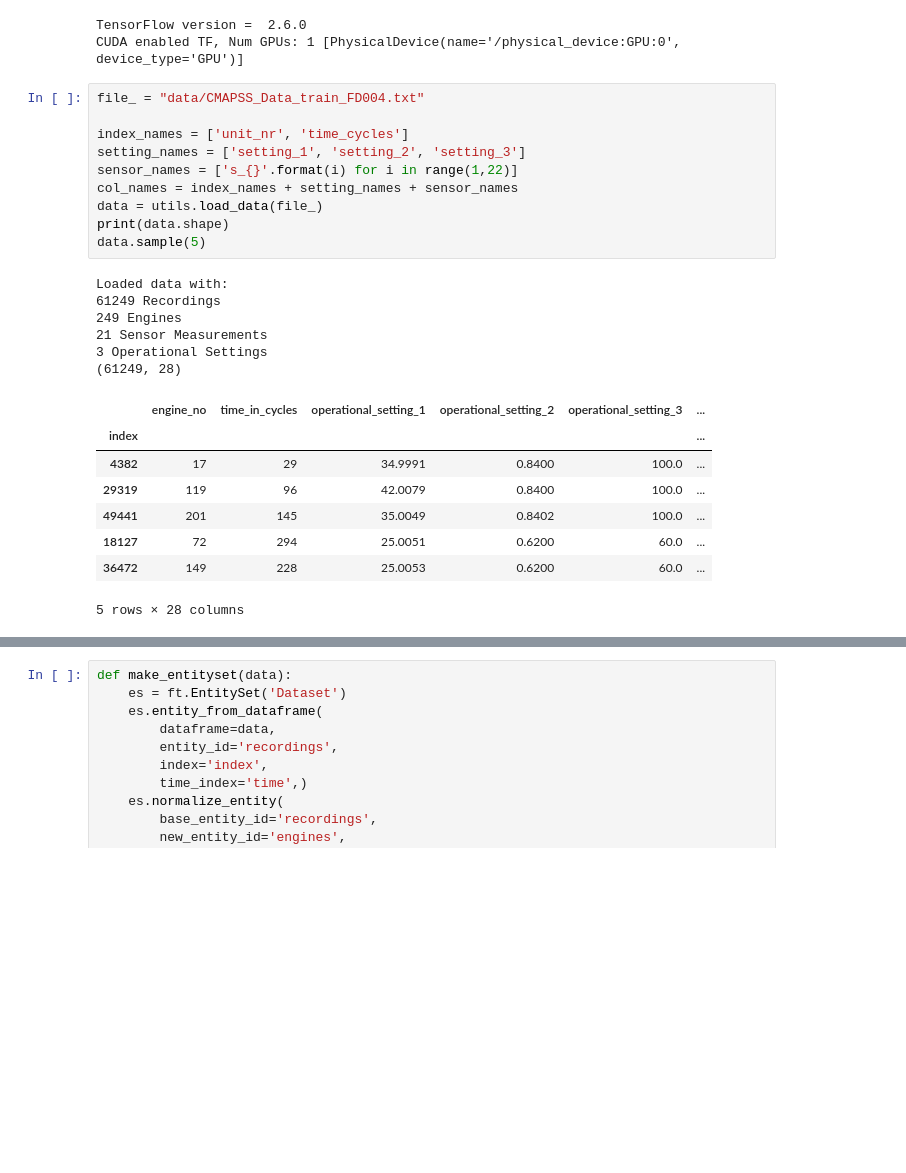
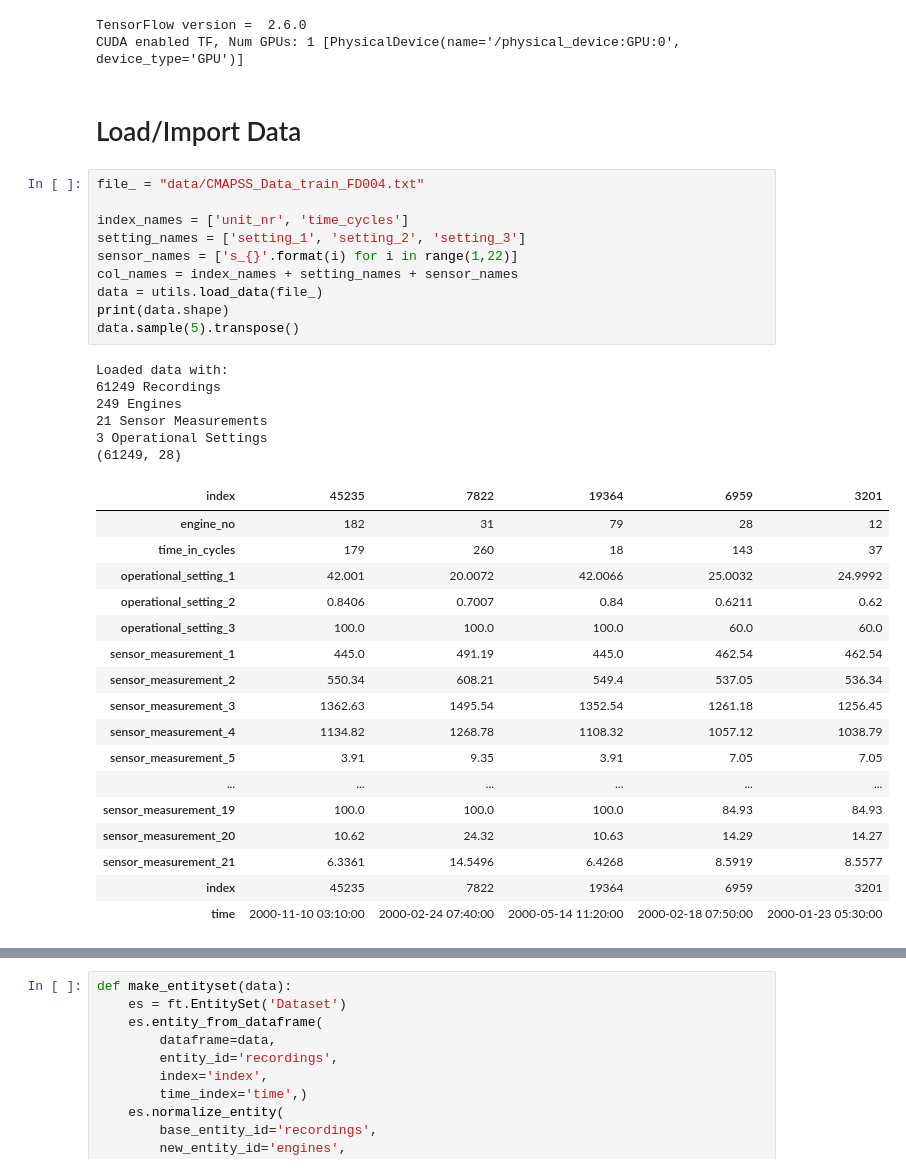
Before and after one commit to sakerajunior/ptpjb, a Jupyter notebook: 16 - Machine Learning untuk Prediksi Kerusakan Komponen.ipynb, the cells around one changed output, grey strips where cells are left out. Saved outputs shown, nothing was run; the diff lists cells and outputs as text; blank space fills up the shorter version.

```diff
--- a/16 - Machine Learning untuk Prediksi Kerusakan Komponen.ipynb
+++ b/16 - Machine Learning untuk Prediksi Kerusakan Komponen.ipynb
@@ -222,28 +223,39 @@ if tf.test.is_built_with_cuda():
 # %% [output]
 TensorFlow version =  2.6.0
 CUDA enabled TF, Num GPUs: 1 [PhysicalDevice(name='/physical_device:GPU:0', device_type='GPU')]
+# %% [markdown]
+# Load/Import Data
 # %%
 file_ = "data/CMAPSS_Data_train_FD004.txt"
 
 index_names = ['unit_nr', 'time_cycles']
 setting_names = ['setting_1', 'setting_2', 'setting_3']
 sensor_names = ['s_{}'.format(i) for i in range(1,22)]
 col_names = index_names + setting_names + sensor_names
 data = utils.load_data(file_)
 print(data.shape)
-data.sample(5)
+data.sample(5).transpose()
 # %% [output]
 Loaded data with:
 61249 Recordings
 249 Engines
 21 Sensor Measurements
 3 Operational Settings
 (61249, 28)
-|  | engine_no | time_in_cycles | operational_setting_1 | operational_setting_2 | operational_setting_3 | ... |
-| index |  |  |  |  |  | ... |
-| 4382 | 17 | 29 | 34.9991 | 0.8400 | 100.0 | ... |
-| 29319 | 119 | 96 | 42.0079 | 0.8400 | 100.0 | ... |
-| 49441 | 201 | 145 | 35.0049 | 0.8402 | 100.0 | ... |
-| 18127 | 72 | 294 | 25.0051 | 0.6200 | 60.0 | ... |
-| 36472 | 149 | 228 | 25.0053 | 0.6200 | 60.0 | ... |
+| index | 45235 | 7822 | 19364 | 6959 | 3201 |
+| engine_no | 182 | 31 | 79 | 28 | 12 |
+| time_in_cycles | 179 | 260 | 18 | 143 | 37 |
+| operational_setting_1 | 42.001 | 20.0072 | 42.0066 | 25.0032 | 24.9992 |
+| operational_setting_2 | 0.8406 | 0.7007 | 0.84 | 0.6211 | 0.62 |
+| operational_setting_3 | 100.0 | 100.0 | 100.0 | 60.0 | 60.0 |
+| sensor_measurement_1 | 445.0 | 491.19 | 445.0 | 462.54 | 462.54 |
+| sensor_measurement_2 | 550.34 | 608.21 | 549.4 | 537.05 | 536.34 |
+| sensor_measurement_3 | 1362.63 | 1495.54 | 1352.54 | 1261.18 | 1256.45 |
+| sensor_measurement_4 | 1134.82 | 1268.78 | 1108.32 | 1057.12 | 1038.79 |
+| sensor_measurement_5 | 3.91 | 9.35 | 3.91 | 7.05 | 7.05 |
+| ... | ... | ... | ... | ... | ... |
+| sensor_measurement_19 | 100.0 | 100.0 | 100.0 | 84.93 | 84.93 |
+| sensor_measurement_20 | 10.62 | 24.32 | 10.63 | 14.29 | 14.27 |
+| sensor_measurement_21 | 6.3361 | 14.5496 | 6.4268 | 8.5919 | 8.5577 |
+| index | 45235 | 7822 | 19364 | 6959 | 3201 |
+| time | 2000-11-10 03:10:00 | 2000-02-24 07:40:00 | 2000-05-14 11:20:00 | 2000-02-18 07:50:00 | 2000-01-23 05:30:00 |
-5 rows × 28 columns
```
Also changed, not shown: parts of 25 cells of this notebook.
